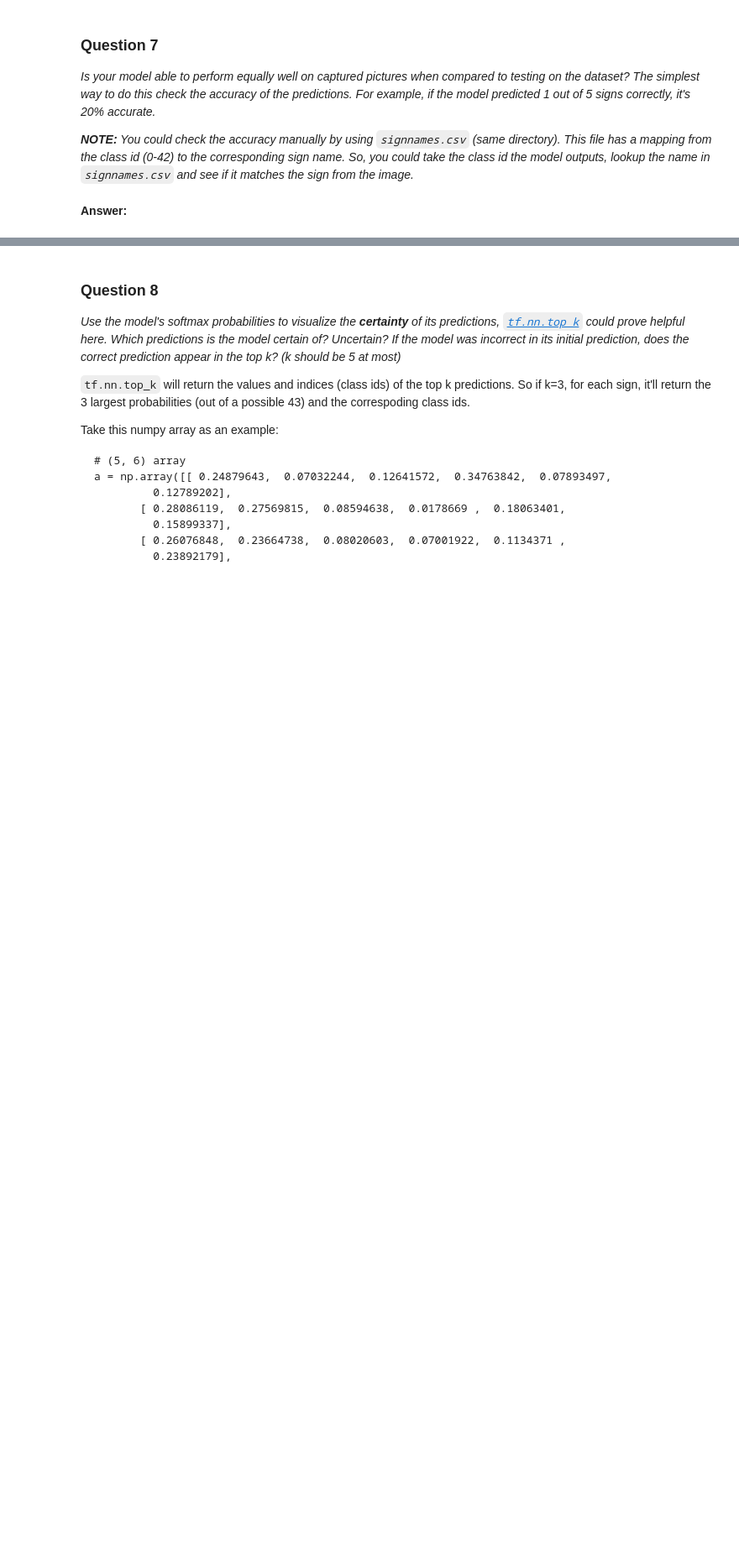
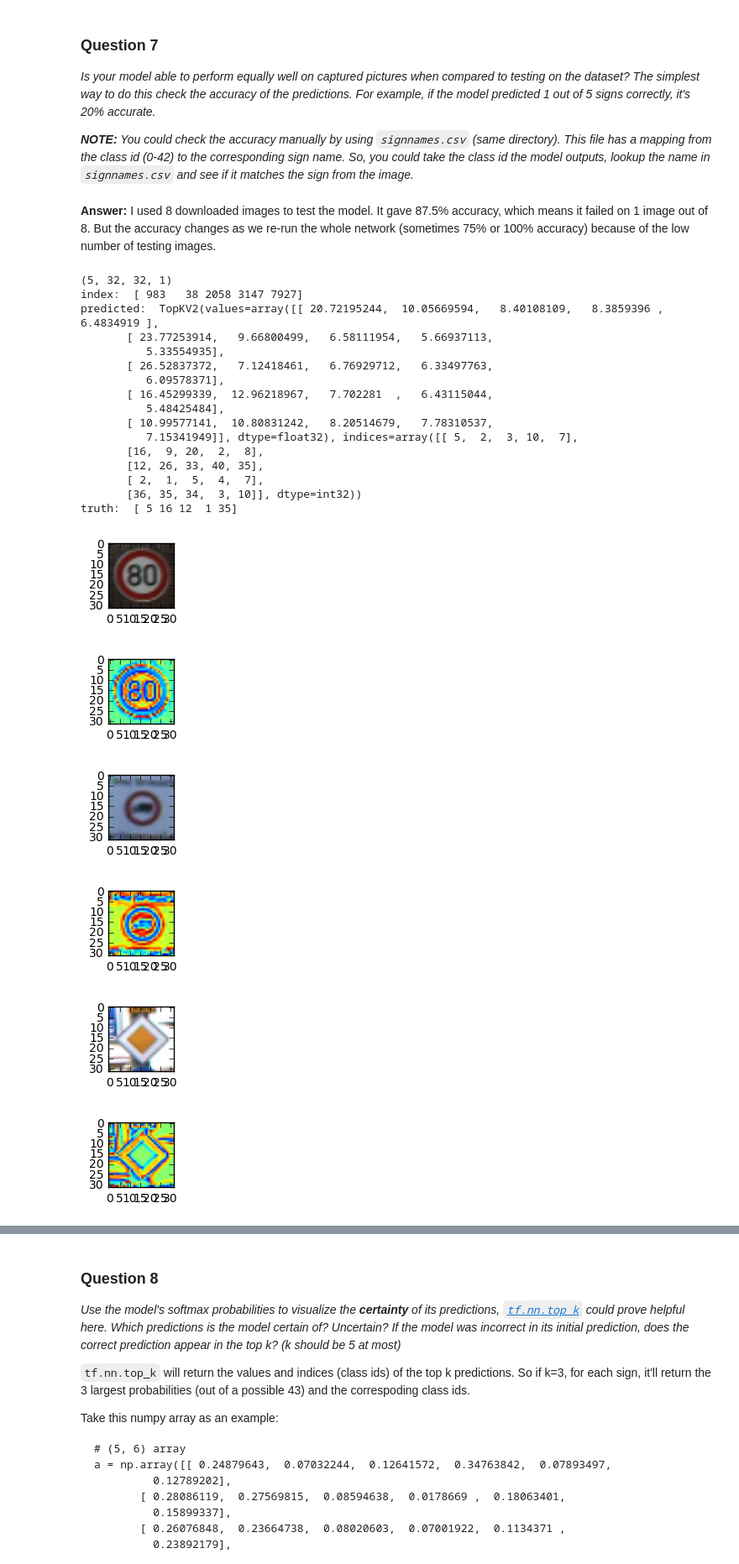
Before and after one commit to JennyZC/Udacity, a Jupyter notebook: CarND-Traffic-Sign-Classifier-Project/Traffic_Sign_Classifier.ipynb, the cells around one changed output, grey strips where cells are left out. Shown: that part at 84% size. Cells and saved outputs as stored; diff of their text form; code cells hidden in the pictures; blank space fills up the shorter version.

```diff
--- a/CarND-Traffic-Sign-Classifier-Project/Traffic_Sign_Classifier.ipynb
+++ b/CarND-Traffic-Sign-Classifier-Project/Traffic_Sign_Classifier.ipynb
@@ -400,4 +375,12 @@ BATCH_SIZE = 128
 # %%
+### Define your architecture here.
+### Feel free to use as many code cells as needed.
+import tensorflow as tf
+from tensorflow.contrib.layers import flatten
+
+EPOCHS = 10
+BATCH_SIZE = 128
+
 def conv2d(x, W, b, strides=1):
     # Conv2D wrapper, with bias and relu activation
     x = tf.nn.conv2d(x, W, strides=[1, strides, strides, 1], padding='VALID')
@@ -429,10 +412,10 @@ def LeNet(x, keep_prob):
             [5, 5, 1, layer_depth['layer_1']], mu, sigma)),
         'layer_2': tf.Variable(tf.truncated_normal(
             [5, 5, layer_depth['layer_1'], layer_depth['layer_2']], mu, sigma)),
+        #'layer_3': tf.Variable(tf.truncated_normal(
+        #    [14*14*layer_depth['layer_1'] + 5*5*layer_depth['layer_2'], layer_depth['layer_3']], mu, sigma)),
         'layer_3': tf.Variable(tf.truncated_normal(
-            [14*14*layer_depth['layer_1'] + 5*5*layer_depth['layer_2'], layer_depth['layer_3']], mu, sigma)),
-        #'layer_3': tf.Variable(tf.truncated_normal(
-        #    [5*5*layer_depth['layer_2'], layer_depth['layer_3']], mu, sigma)),
+            [5*5*layer_depth['layer_2'], layer_depth['layer_3']], mu, sigma)),
         'layer_4': tf.Variable(tf.truncated_normal(
             [layer_depth['layer_3'], layer_depth['layer_4']], mu, sigma)),
         'layer_5': tf.Variable(tf.truncated_normal(
@@ -446,7 +429,7 @@ def LeNet(x, keep_prob):
         'layer_5': tf.Variable(tf.zeros(layer_depth['layer_5']))
     }
 
-    # Layer 1: Convolutional. Input = 32x32x3. Output = 28x28x6.
+    # Layer 1: Convolutional. Input = 32x32x1. Output = 28x28x6.
     conv1 = conv2d(x, weights['layer_1'], biases['layer_1'])
     # Pooling. Input = 28x28x6. Output = 14x14x6.
     conv1 = maxpool2d(conv1)
@@ -461,7 +444,7 @@ def LeNet(x, keep_prob):
     fc1 = tf.contrib.layers.flatten(conv2)
 
     # Concatenate layer 1 and layer 2
-    fc1 = tf.concat(1, [fc0, fc1])
+    #fc1 = tf.concat(1, [fc0, fc1])
 
     # Layer 3: Fully Connected. Input = 400. Output = 120.
     fc1 = tf.add(
@@ -610,5 +670,3 @@ Test Accuracy = 0.962
 _Is your model able to perform equally well on captured pictures when compared to testing on the dataset? The simplest way to do this check the accuracy of the predictions. For example, if the model predicted 1 out of 5 signs correctly, it's 20% accurate._
 
 _**NOTE:** You could check the accuracy manually by using `signnames.csv` (same directory). This file has a mapping from the class id (0-42) to the corresponding sign name. So, you could take the class id the model outputs, lookup the name in `signnames.csv` and see if it matches the sign from the image._
-# %% [markdown]
-**Answer:**
@@ -623,0 +673,59 @@ with tf.Session() as sess:
+# %% [markdown]
+**Answer:**
+I used 8 downloaded images to test the model. It gave 87.5% accuracy, which means it failed on 1 image out of 8.
+But the accuracy changes as we re-run the whole network (sometimes 75% or 100% accuracy) because of the low number of testing images.
+# %%
+### Visualize the softmax probabilities here.
+### Feel free to use as many code cells as needed.
+def getSoftmax(X_data):
+    num_examples = len(X_data)
+    total_accuracy = 0
+    sess = tf.get_default_session()
+    k = 5
+    top_k = tf.nn.top_k(logits, k)
+    for offset in range(0, num_examples, BATCH_SIZE):
+        batch_x = X_data[offset:offset+BATCH_SIZE]
+        softmax = sess.run(top_k, feed_dict={x: batch_x, keep_prob: 1})
+    return softmax
+
+#index = np.asarray([random.randint(0, len(X_test))])
+
+index=np.asarray([983, 38, 2058, 3147, 7927])
+single_image = [X_test[index]]
+single_X = np.concatenate([img[np.newaxis] for img in X_test[index]])
+print (single_X.shape)
+
+with tf.Session() as sess:
+    saver.restore(sess, tf.train.latest_checkpoint('.'))
+    print("index: ", index)
+    print("predicted: ", getSoftmax(single_X))
+    print("truth: ", y_test[index])
+
+for i in range(index.shape[0]):
+    plt.figure(figsize=(1,1))
+    plt.imshow(X_test_original[index[i], :, :, :])
+    plt.figure(figsize=(1,1))
+    plt.imshow(X_test[index[i], :, :, 0])
+# %% [output]
+(5, 32, 32, 1)
+index:  [ 983   38 2058 3147 7927]
+predicted:  TopKV2(values=array([[ 20.72195244,  10.05669594,   8.40108109,   8.3859396 ,   6.4834919 ],
+       [ 23.77253914,   9.66800499,   6.58111954,   5.66937113,
+          5.33554935],
+       [ 26.52837372,   7.12418461,   6.76929712,   6.33497763,
+          6.09578371],
+       [ 16.45299339,  12.96218967,   7.702281  ,   6.43115044,
+          5.48425484],
+       [ 10.99577141,  10.80831242,   8.20514679,   7.78310537,
+          7.15341949]], dtype=float32), indices=array([[ 5,  2,  3, 10,  7],
+       [16,  9, 20,  2,  8],
+       [12, 26, 33, 40, 35],
+       [ 2,  1,  5,  4,  7],
+       [36, 35, 34,  3, 10]], dtype=int32))
+truth:  [ 5 16 12  1 35]
+[figure, added]
+[figure, added]
+[figure, added]
+[figure, added]
+[figure, added]
+[figure, added]
```
Also changed, not shown: parts of 35 cells of this notebook.
